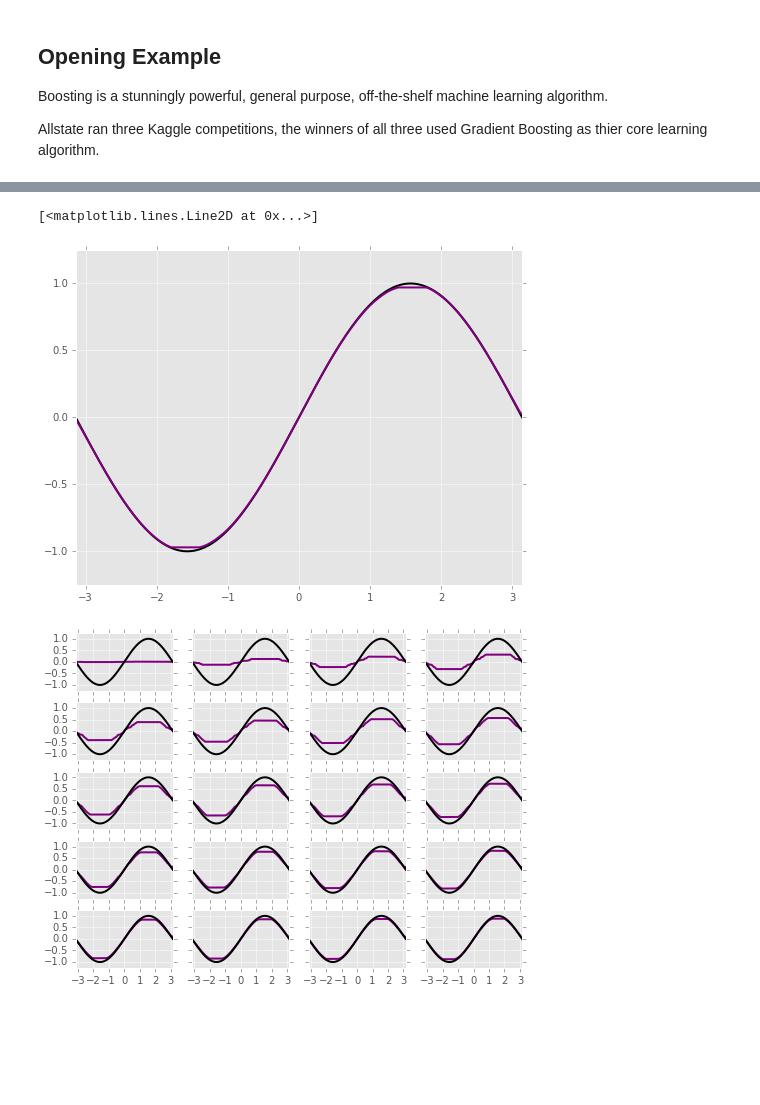
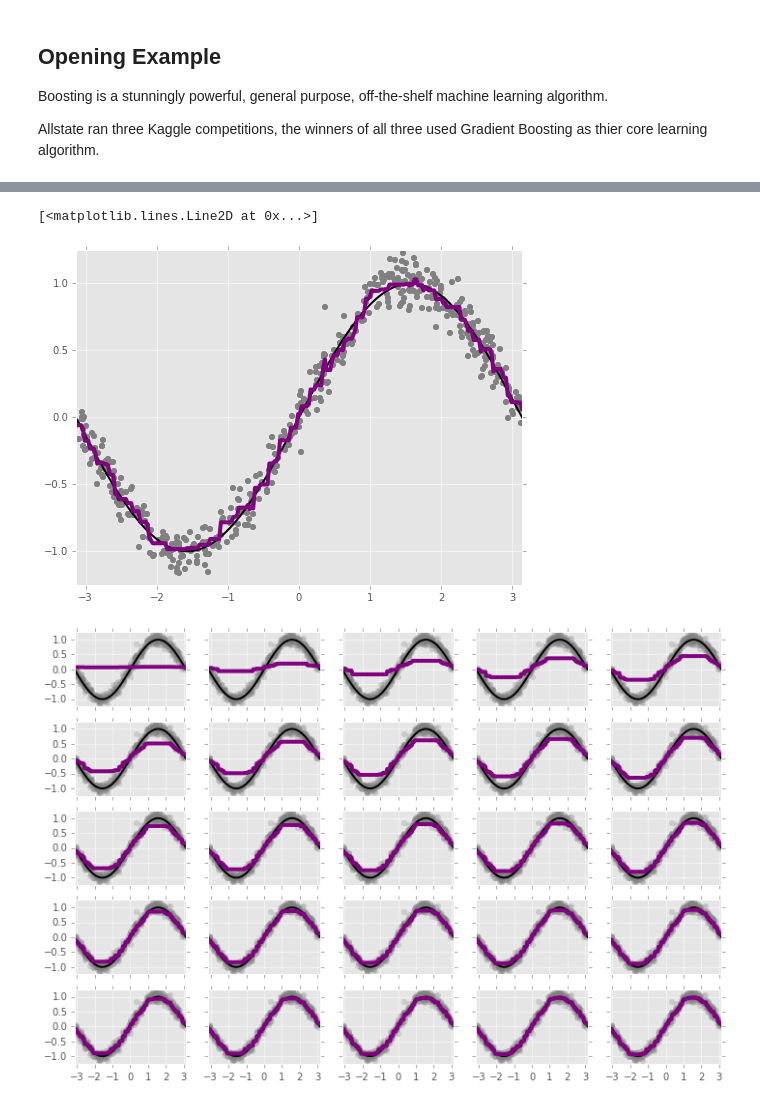
Before and after one commit to madrury/boosting-presentation, a Jupyter notebook: Boosting-Presentation-Galvanize.ipynb, the cells around one changed output, grey strips where cells are left out. Cells and saved outputs as stored; diff of their text form; code cells hidden in the pictures; blank space fills up the shorter version.

```diff
--- a/Boosting-Presentation-Galvanize.ipynb
+++ b/Boosting-Presentation-Galvanize.ipynb
@@ -38,5 +40,6 @@ Boosting for regression.
 # %%
 N = 500
+N_ESTIMATORS = 500
 # %%
 # Generate some data from a simple noiseless function
 f = lambda x: np.sin(x)
@@ -60,27 +63,29 @@ plot_truth()
 # %%
 # Fit a gradient boosted regressor to this function and plot both the functiona and f
 
-model = GradientBoostingRegressor(learning_rate=0.01, n_estimators=500)
-model.fit(to_column(x), y)
+model = GradientBoostingRegressor(learning_rate=0.01, n_estimators=N_ESTIMATORS)
+model.fit(to_column(xs), ys)
 
 y_hat = model.predict(to_column(x))
 
+plot_data()
 plot_truth()
-plt.plot(x, y_hat, color='purple')
+plt.plot(x, y_hat, color='purple', linewidth=4)
 # %% [output]
 [<matplotlib.lines.Line2D at 0x...>]
-[figure, old version]
+[figure, new version]
 # %%
 # Plot the partial sums of the weak learners to see what is going on.
 # The point: the model learns gradually!
 
 models = list(model.staged_predict(x.reshape(250, 1)))
-fig, axes = plt.subplots(nrows=5, ncols=4, sharex=True, sharey=True)
+fig, axes = plt.subplots(nrows=5, ncols=5, sharex=True, sharey=True, figsize=(12.0, 8.0))
 
 for i, ax in enumerate(axes.flatten()):
-    ax.plot(x, models[15*i], color="purple")
+    ax.plot(xs, ys, 'o', color='grey', markeredgewidth=0, alpha=0.25)
     ax.plot(x, y, color = 'black')
+    ax.plot(x, models[15*i], color="purple", linewidth=4)
     plt.xlim(-np.pi, np.pi); plt.ylim([-1.25, 1.25])
 # %% [output]
-[figure, old version]
+[figure, new version]
 # %%
```
Also changed, not shown: parts of 15 cells of this notebook, 1 other file.
